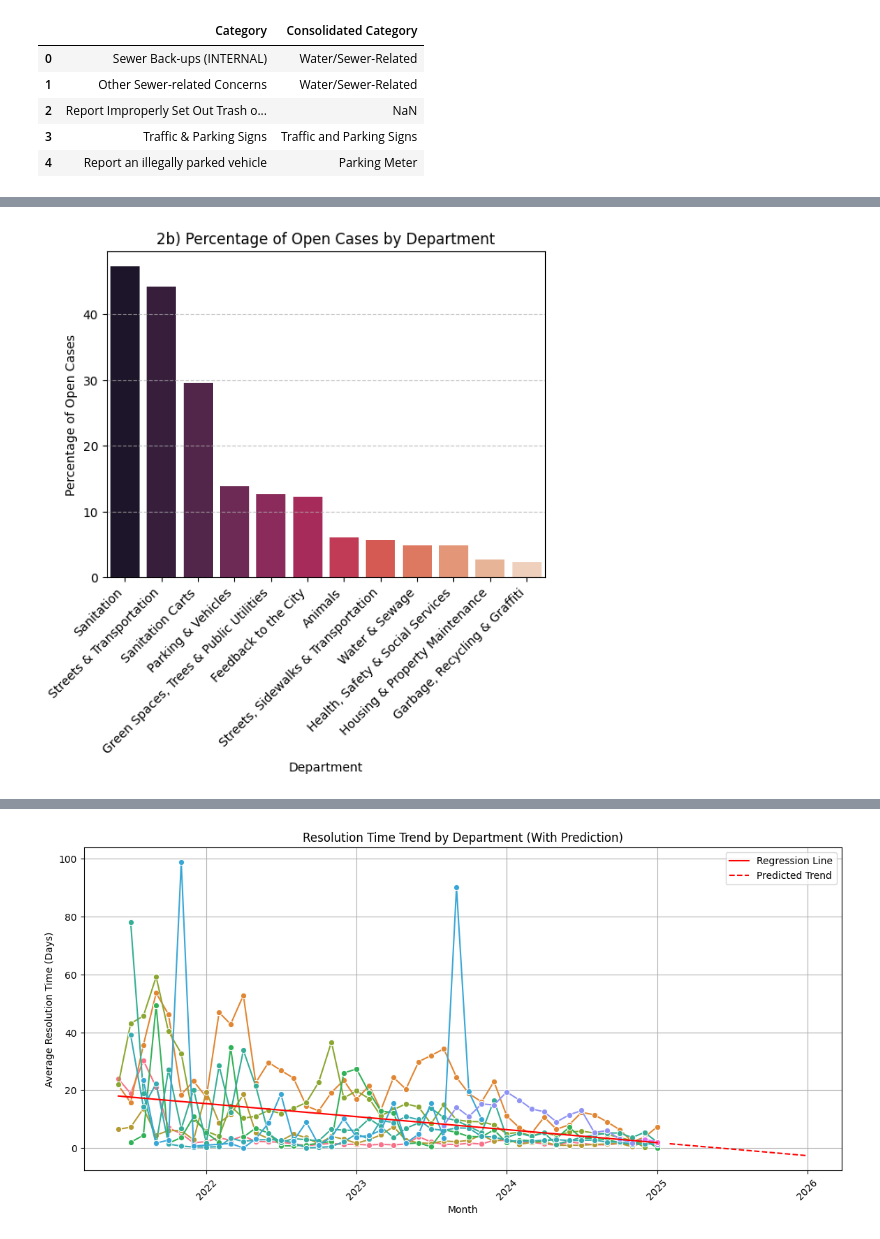
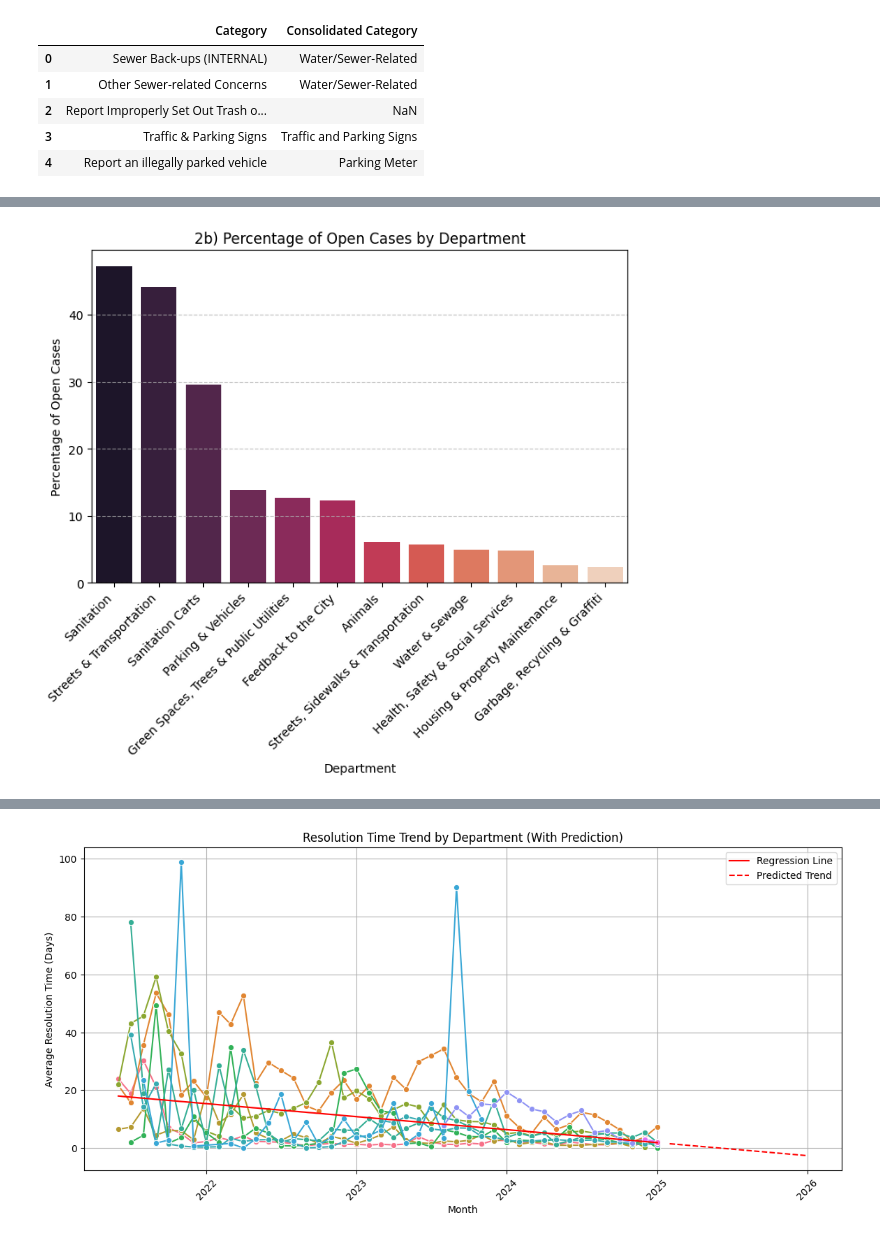
Before and after one commit to Daniwave100/Analyzing-Syracuse-Municipal-Complaint-Resolution, a Jupyter notebook: DataExploration.ipynb, the cells around one changed output, grey strips where cells are left out. Saved outputs shown, nothing was run; the diff lists cells and outputs as text; code cells hidden in the pictures.

```diff
--- a/DataExploration.ipynb
+++ b/DataExploration.ipynb
@@ -298,31 +345,32 @@ total_cases = 0
 # get total number of cases per category (including opened and closed cases)
 for department in data["Agency_Name"].unique():
     total_cases = data[data["Agency_Name"] == department].shape[0]  # this will get us the total number of cases per category
     departmentPercentages[department] = total_cases
 
     openCases = departmentNulls[department]
 
     if (total_cases > 0) and total_cases != 1:  # this avoids division by 0
         departmentPercentages[department] = (openCases / total_cases) * 100
     else:
         departmentPercentages[department] = 0
 
 
 import matplotlib.pyplot as plt
 
 # plot Open cases averages by Issue Category
 df = pd.DataFrame(departmentPercentages.items(), columns=["Department", "Open Case Percentage"]).sort_values("Open Case Percentage", ascending=False)
 
 # remove irrelevant departments in df which idk why they're there
 excluded_departments = ["1", "0", "Report a missing traffic/parking sign", "Which of the following best describes your concern?", "Report a maintenance issue", "Report an unsafe building as seen from the outside of the building"]
 df = df[~df["Department"].isin(excluded_departments)]
 
+plt.figure(figsize=(8, 5))
 sns.barplot(data=df, x="Department", y="Open Case Percentage", hue="Department", palette="rocket", legend=False)
 plt.xticks(rotation=45, ha="right")  # Rotate 45 degrees and align text to the right
 plt.title("2b) Percentage of Open Cases by Department")
 plt.ylabel("Percentage of Open Cases")
 plt.grid(axis="y", linestyle="--", alpha=0.7)
 
 plt.show()
 # %% [output]
-[figure, old version]
+[figure, new version]
```
Also changed, not shown: parts of 13 cells of this notebook.
